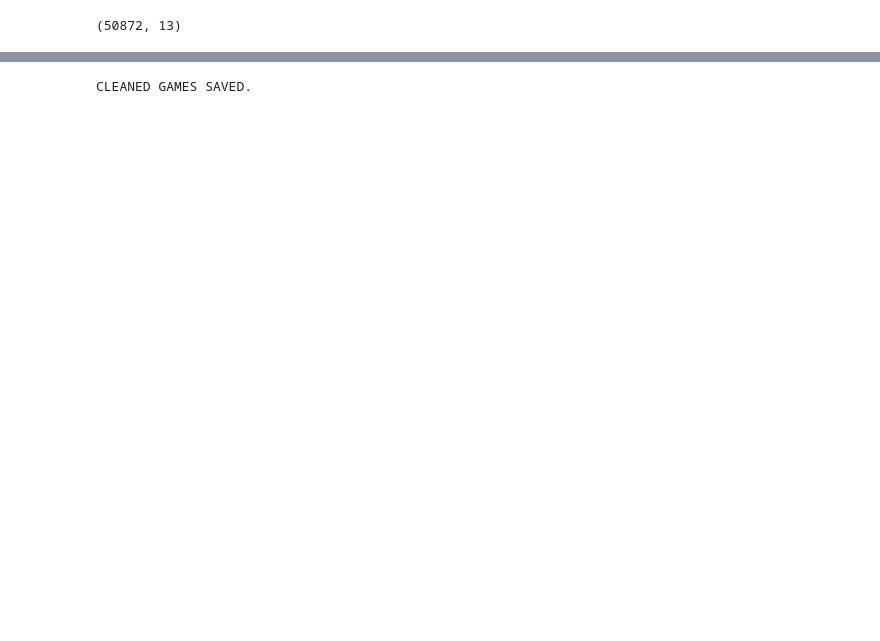
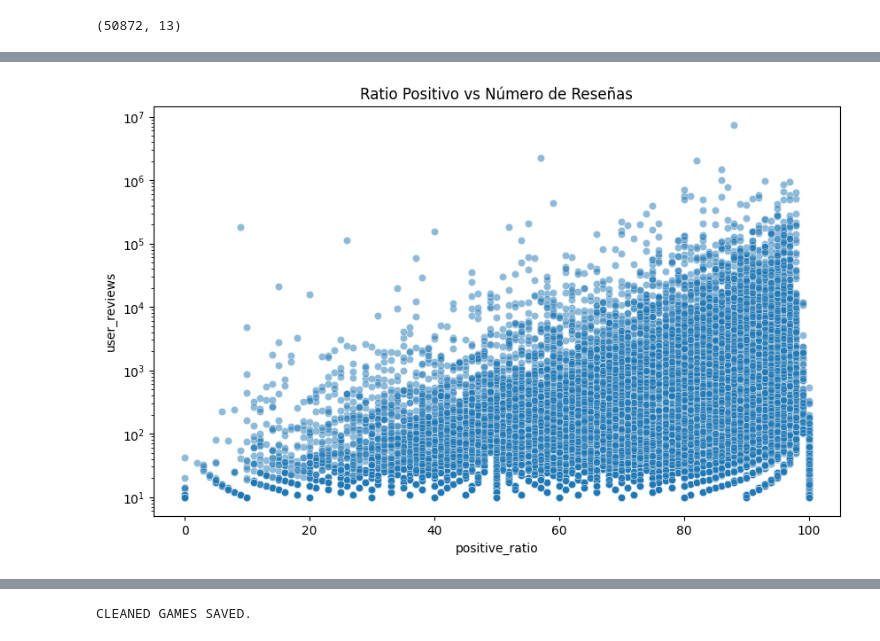
Before and after one commit to Amolihua/BIGDATA-STEAM-RECOMENDATION, a Jupyter notebook: notebooks/eda_games.ipynb, the cells around one changed output, grey strips where cells are left out. Cells and saved outputs as stored; diff of their text form; code cells hidden in the pictures; blank space fills up the shorter version.

```diff
--- a/notebooks/eda_games.ipynb
+++ b/notebooks/eda_games.ipynb
@@ -65,0 +122,9 @@ cleaned_games_df.shape
+# %%
+# 2. Relación entre Ratio Positivo y Reseñas de Usuarios
+plt.figure(figsize=(10, 6))
+sns.scatterplot(data=cleaned_games_df, x='positive_ratio', y='user_reviews', alpha=0.5)
+plt.yscale('log') # Usamos escala logarítmica porque hay juegos con muchísimas reviews
+plt.title('Ratio Positivo vs Número de Reseñas')
+plt.show()
+# %% [output]
+[figure, added]
```
Also changed, not shown: parts of 8 cells of this notebook, 21 other files.
